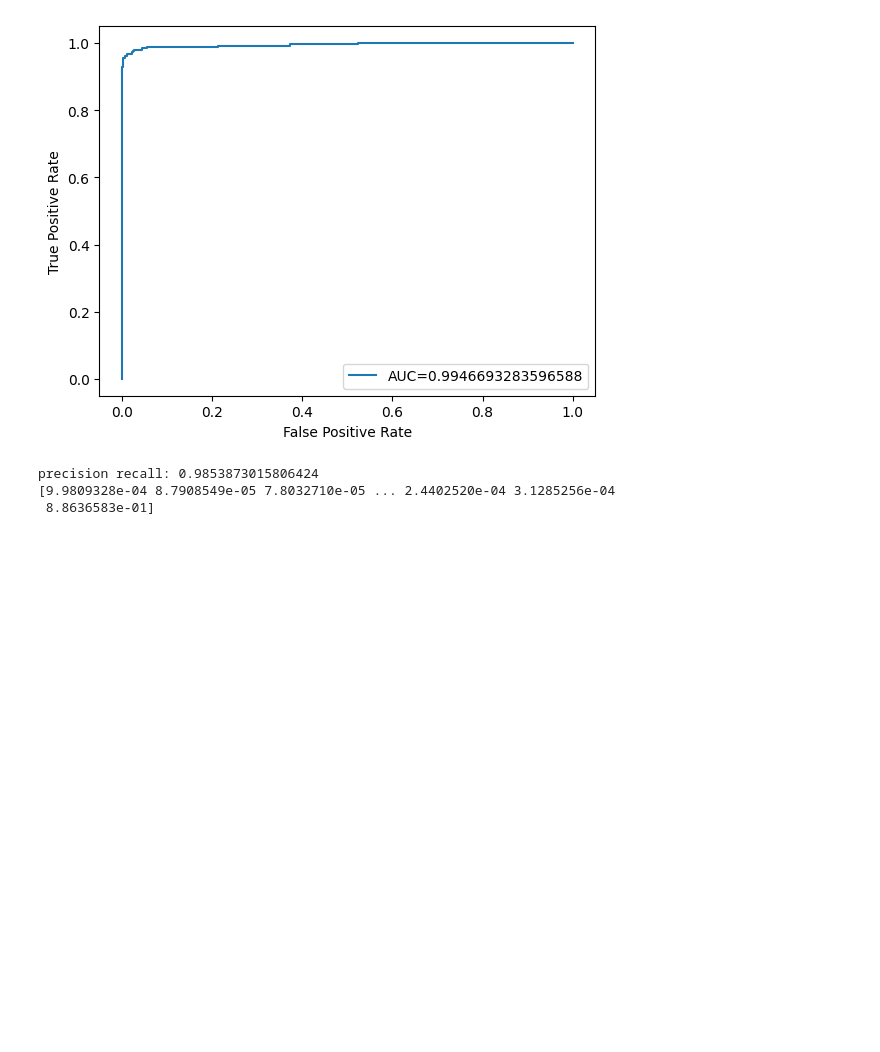
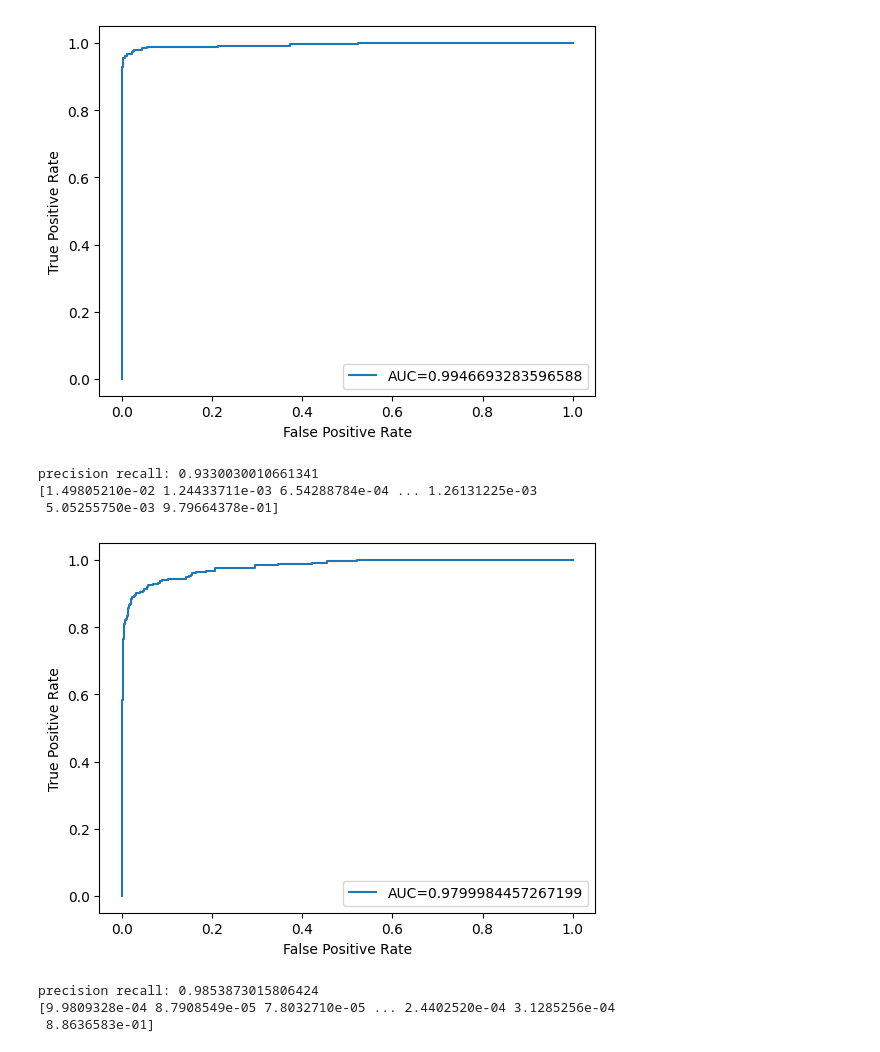
Before and after one commit to 25benjaminli/zoonotic-prediction, a Jupyter notebook: models.ipynb, the cells around one changed output. Drawn from its saved outputs; the diff is of its cells as text; code cells hidden in the pictures; blank space fills up the shorter version.

Commit message:
work on stuff - add ebola predict - need to confirm data processing properly

```diff
--- a/models.ipynb
+++ b/models.ipynb
@@ -373,8 +373,19 @@ best_gradBoost_params = pickle.load(open('models/curr_models/gradBoost-params.pk
 
 best_rF = pickle.load(open('models/curr_models/randforest.pkl', 'rb'))
 
+
 print(best_xgboost_params)
 print(best_gradBoost_params)
+
+nardus_gradBoost = pickle.load(open(f'models/nardus_testing/gradBoost.pkl', 'rb'))
+
+cols_when_model_builds = nardus_gradBoost.feature_names_in_
+X_test=X_test[cols_when_model_builds]
+
+print(len(X_test))
+print("Best nardus GBM Accuracy: ", accuracy_score(y_test, nardus_gradBoost.predict(X_test)))
+print("Balanced nardus GBM Accuracy: ", balanced_accuracy_score(y_test, nardus_gradBoost.predict(X_test)))
+print(confusion_matrix(y_test, nardus_gradBoost.predict(X_test)).ravel())
 
 cols_when_model_builds = best_xgboost.get_booster().feature_names
 X_test=X_test[cols_when_model_builds]
@@ -396,11 +407,6 @@ print(confusion_matrix(y_test, best_gradBoost.predict(X_test)))
 print("Best rF Accuracy: ", accuracy_score(y_test, best_rF.predict(X_test)))
 print("Balanced rF Accuracy: ", balanced_accuracy_score(y_test, best_rF.predict(X_test)))
 print(confusion_matrix(y_test, best_rF.predict(X_test)).ravel())
-
-
-print("Best lR Accuracy: ", accuracy_score(y_test, lrmodel.predict(X_test)))
-print("Balanced lR Accuracy: ", balanced_accuracy_score(y_test, lrmodel.predict(X_test)))
-print(confusion_matrix(y_test, lrmodel.predict(X_test)).ravel())
 # %% [output]
 {'n_estimators': 100, 'max_features': 2, 'max_depth': 6, 'random_state': 0, 'subsample': 0.8, 'lambda': 0.5, 'alpha': 0.5, 'learning_rate': 0.25}
 {'n_estimators': 120, 'max_features': 2, 'max_depth': 6, 'random_state': 0, 'min_sample_split': 50, 'subsample': 0.8, 'learning_rate': 0.3}
@@ -443,6 +450,31 @@ precision recall: 0.9866752433527054
 [6.96492584e-03 1.38793020e-03 8.93577784e-04 ... 1.40547567e-03
  1.94242149e-03 9.17914786e-01]
 [figure]
+# %%
+# ALWAYS reset X columns to the right order
+cols_when_model_builds = nardus_gradBoost.feature_names_in_
+X_test=X_test[cols_when_model_builds]
+
+y_thing = y_test
+precision, recall, thresholds = precision_recall_curve(y_thing, nardus_gradBoost.predict_proba(X_test)[::,1])
+aaa = auc(recall, precision)
+print("precision recall: " + str(aaa))
+
+y_pred_proba = nardus_gradBoost.predict_proba(X_test)[::,1]
+fpr, tpr, _ = roc_curve(y_test, y_pred_proba)
+auc_thing = roc_auc_score(y_test, y_pred_proba)
+
+print(y_pred_proba)
+plt.plot(fpr,tpr,label="AUC="+str(auc_thing))
+plt.ylabel('True Positive Rate')
+plt.xlabel('False Positive Rate')
+plt.legend(loc=4)
+plt.show()
+# %% [output]
+precision recall: 0.9330030010661341
+[1.49805210e-02 1.24433711e-03 6.54288784e-04 ... 1.26131225e-03
+ 5.05255750e-03 9.79664378e-01]
+[figure, added]
 # %%
 # ALWAYS reset X columns to the right order
 
```
Also changed, not shown: parts of 5 cells of this notebook, 5 other files.
